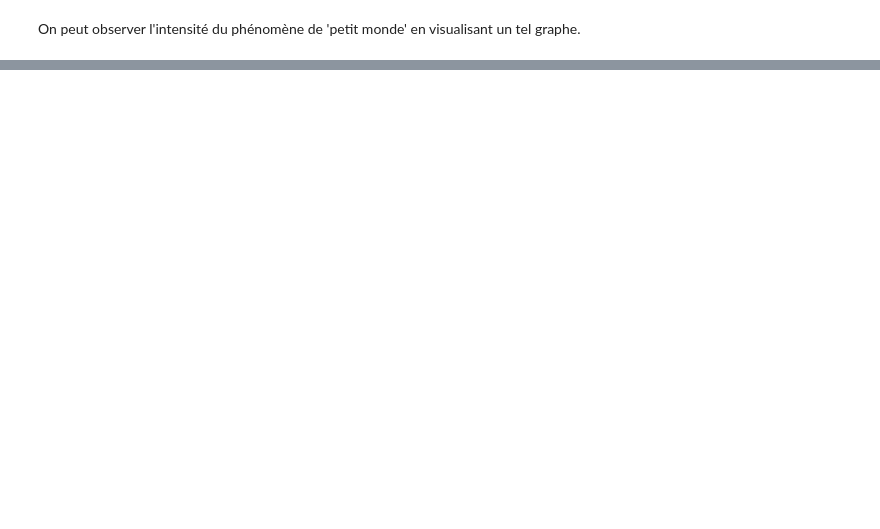
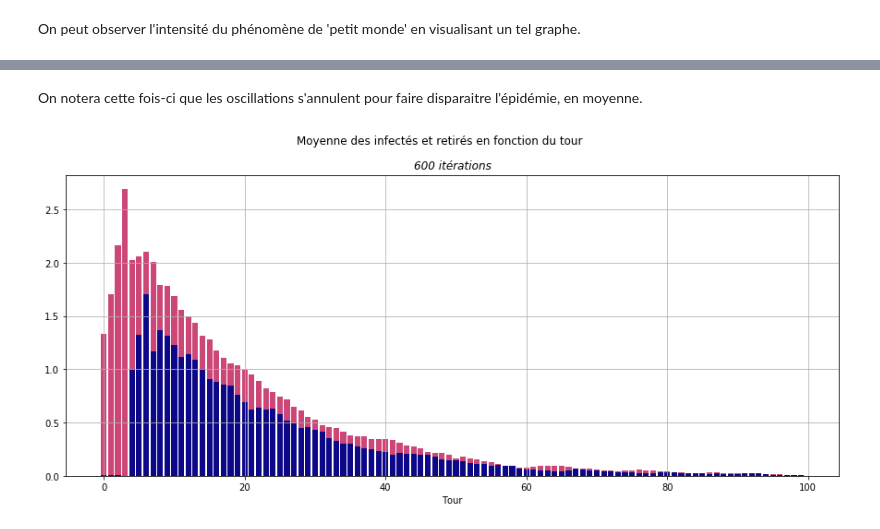
Before and after one commit to farid-fari/epidemics, a Jupyter notebook: epidemics/Exemples.ipynb, the cells around one changed output, grey strips where cells are left out. Cells and saved outputs as stored; diff of their text form; code cells hidden in the pictures; blank space fills up the shorter version.

```diff
--- a/epidemics/Exemples.ipynb
+++ b/epidemics/Exemples.ipynb
@@ -79,3 +78,9 @@ converted = {'nodes': {str(i): {} for i in g.nodes()}, 'edges': [{'source': e[0]
 j.draw(converted, directed=False, default_edge_color=0x757575, default_node_color=0x68a4ff)
 # %% [output]
 [interactive output not drawn]
+# %% [markdown]
+On notera cette fois-ci que les oscillations s'annulent pour faire disparaitre l'épidémie, en moyenne.
+# %%
+sirs_stats.plot_avg(graph=g)
+# %% [output]
+[figure, added]
```
Also changed, not shown: parts of 4 cells of this notebook, 1 other file.
